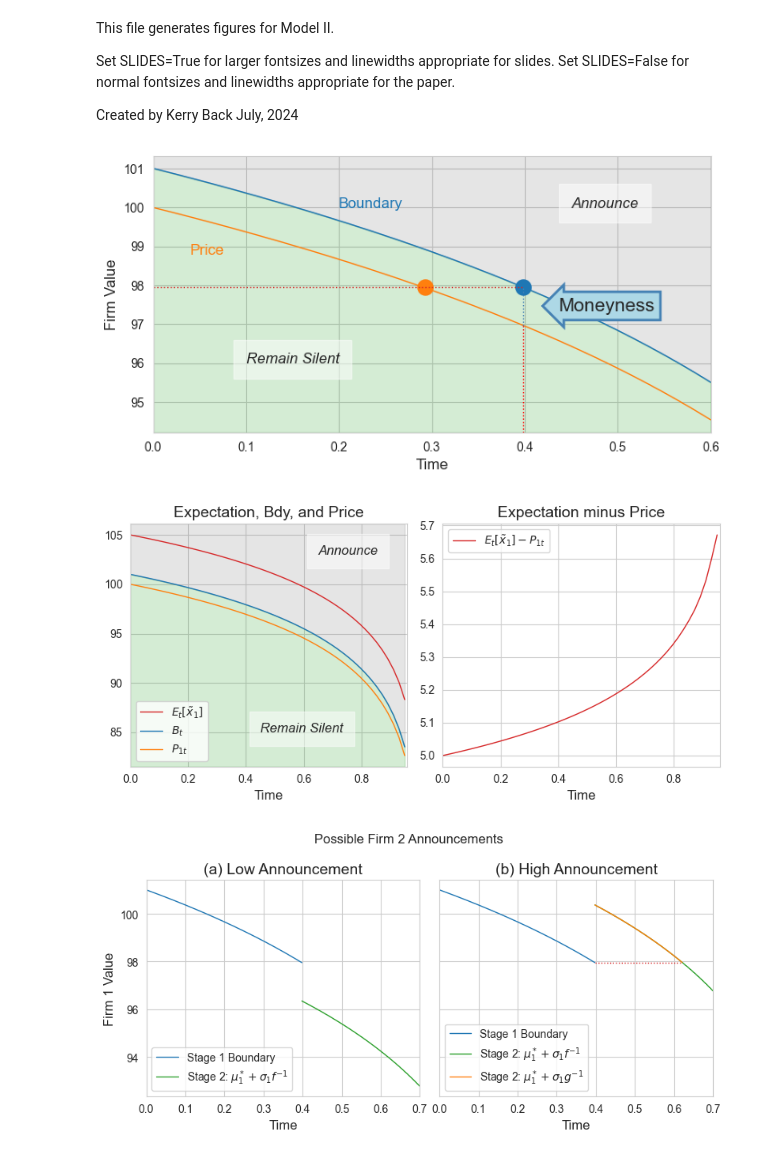
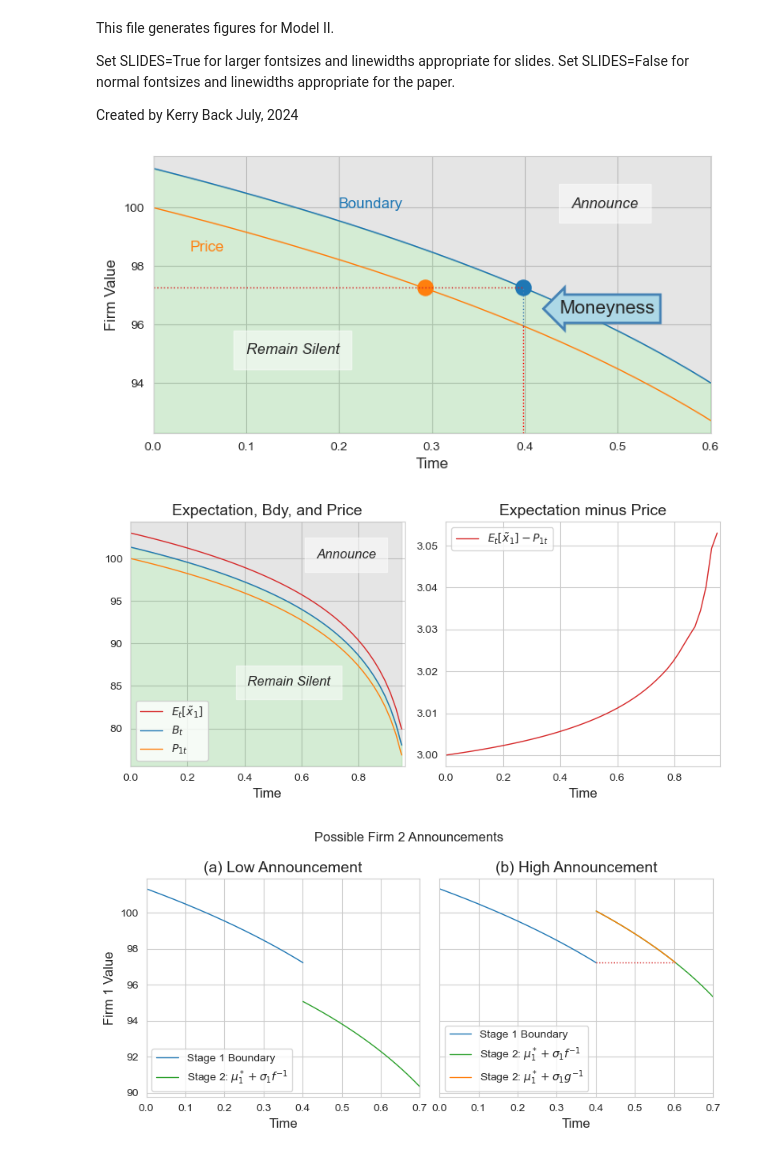
Before and after one commit to kerryback/announcements, a Jupyter notebook: Code/figures_model2.ipynb, the cells around one changed output. Saved outputs shown, nothing was run; the diff lists cells and outputs as text; code cells hidden in the pictures.

Commit message:
- Updated simulation parameters to mu =103 and sigma =20 - Reran simulations - Updated figures and tables

```diff
--- a/Code/figures_model2.ipynb
+++ b/Code/figures_model2.ipynb
@@ -30,9 +30,9 @@ mpl.rcParams['figure.figsize'] = (8, 4)
 linewidth = 3 if SLIDES else 1
 FigureDir = "../Slides" if SLIDES else "../Figures"
 
-mu = 105
+mu = 103
 mustar = 100
-sigma = 15
+sigma = 20
 lam = 1000
 rsquared = 0.2
 rho = 0.5
@@ -84,7 +84,7 @@ ax1.set_ylim(y0, y1)
 ax1.text(0.45, 100, "Announce", size="large", style='italic',
        bbox={'facecolor': 'white', 'alpha': 0.5, 'pad': 10})
 
-ax1.text(0.1, 96, "Remain Silent", size="large", style='italic',
+ax1.text(0.1, 95, "Remain Silent", size="large", style='italic',
        bbox={'facecolor': 'white', 'alpha': 0.5, 'pad': 10})
 
 ax1.hlines(
@@ -112,7 +112,7 @@ ax1.vlines(
     color="red"
 )
 ax1.text(
-    0.54, 97.25, "Moneyness",
+    0.54, 96.25, "Moneyness",
     ha="right", va="bottom", rotation=0, size=15,
     bbox=dict(
         boxstyle="larrow,pad=0.3",
@@ -133,10 +133,10 @@ ax1.scatter(
 )
 ax1.set_ylabel("Firm Value")
 ax1.text(0.2, 100, "Boundary", size="large", color=colors[0])
-ax1.text(0.04, 98.8, "Price", size="large", color=colors[1])
+ax1.text(0.04, 98.5, "Price", size="large", color=colors[1])
 fig.savefig(f'{FigureDir}/model2_moneyness.pdf')
 # %% [output]
-[figure, old version]
+[figure, new version]
 # %%
 grid = np.linspace(0, 0.95, 50)
 bdy = stage1.bdy(grid)
@@ -184,40 +184,40 @@ ax1.fill_between(
     grid, y0, bdy,
     color=colors[2],
     alpha=0.2,
 )
 
 ax1.set_xlabel("Time")
 
 ax1.set_xlim((0, 0.96))
 ax1.set_ylim((y0, y1))
 ax1.legend(loc="lower left")
 
-ax1.text(0.65, 103, "Announce", size="large", style='italic',
+ax1.text(0.65, 100, "Announce", size="large", style='italic',
        bbox={'facecolor': 'white', 'alpha': 0.5, 'pad': 10})
 
-ax1.text(0.45, 85, "Remain Silent", size="large", style='italic',
+ax1.text(0.41, 85, "Remain Silent", size="large", style='italic',
        bbox={'facecolor': 'white', 'alpha': 0.5, 'pad': 10})
 
 ax2.plot(
     grid,
     rprem,
     label=r"$E_t[\tilde x_1] - P_{1t}$",
     color=colors[3],
     lw=linewidth
 )
 ax2.set_title("Expectation minus Price")
 ax2.set_xlabel("Time")
 ax2.set_xlim((0, 0.96))
 ax2.legend(loc="upper left")
 
 fig.tight_layout()
 fig.savefig(f'{FigureDir}/model2_riskpremium.pdf', bbox_inches='tight')
 # %% [output]
-[figure, old version]
+[figure, new version]
 # %%
 fig, (ax1, ax2) = plt.subplots(1, 2, sharey=True)
 grid1 = np.linspace(0, 0.6, 200)
-grid1 = grid1[:133]
+grid1 = grid1[:134]
 bdy1 = stage1.bdy(grid1)
 
 bdy1.plot(
@@ -241,7 +241,7 @@ price21 = [
     for u in grid2
 ]
 price22 = [
-    stage2.price(t=0.2, b=bdy1.iloc[-1], x2=bdy1.iloc[-1]+8, u=u)
+    stage2.price(t=0.2, b=bdy1.iloc[-1], x2=bdy1.iloc[-1]+10, u=u)
     for u in grid2
 ]
 ax1.plot(grid2, price21, lw=linewidth, c=colors[2], label=r"Stage 2: $\mu^*_1 + \sigma_1 f^{-1}$")
@@ -252,18 +252,18 @@ grid2a = [
     if stage2.price(
         t=grid1[-1],
         b=bdy1.iloc[-1],
-        x2=bdy1.iloc[-1]+8,
+        x2=bdy1.iloc[-1]+10,
         u=u) >= bdy1.iloc[-1]
 ]
 price22a = [
-    stage2.price(t=0.2, b=bdy1.iloc[-1], x2=bdy1.iloc[-1]+8, u=u)
+    stage2.price(t=0.2, b=bdy1.iloc[-1], x2=bdy1.iloc[-1]+10, u=u)
     for u in grid2a
 ]
 ax2.plot(grid2a, price22a, lw=linewidth, c=colors[1], label=r"Stage 2: $\mu^*_1 + \sigma_1 g^{-1}$")
 
 ax2.hlines(bdy1.iloc[-1], grid2a[0], grid2a[-1], ls=":", lw=linewidth, color=colors[3])
-ax1.set_xlim((0, 0.7))
-ax2.set_xlim((0, 0.7))
+ax1.set_xlim((0, 0.70))
+ax2.set_xlim((0, 0.70))
 ax1.set_xlabel("Time")
 ax2.set_xlabel("Time")
 ax1.legend(loc="lower left")
@@ -278,7 +278,7 @@ fig.tight_layout()
 fig.savefig(f'{FigureDir}/model2_post_disclosure.pdf')
 plt.show()
 # %% [output]
-[figure, old version]
+[figure, new version]
 # %%
 fig, (ax1, ax2) = plt.subplots(1, 2, sharey=True)
 grid1 = np.linspace(0, 0.6, 200)
```
Also changed, not shown: parts of 1 cell of this notebook, 23 other files.
